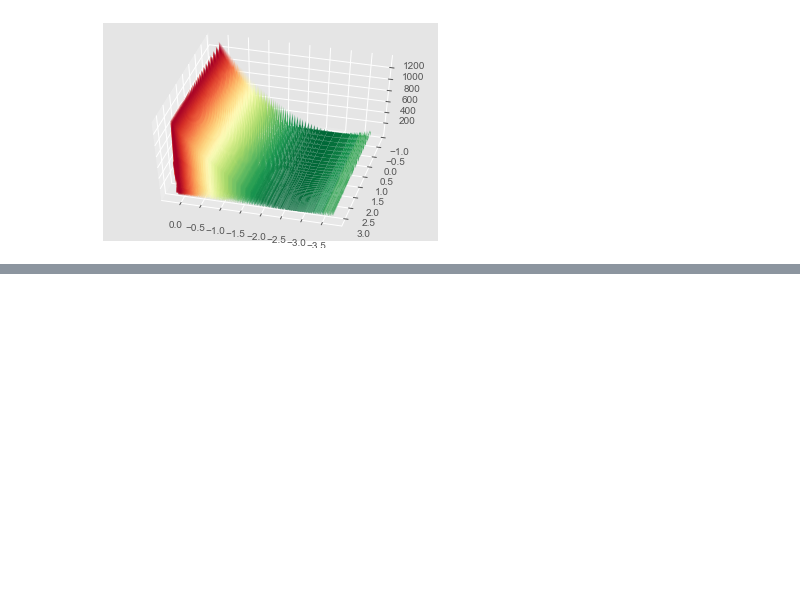
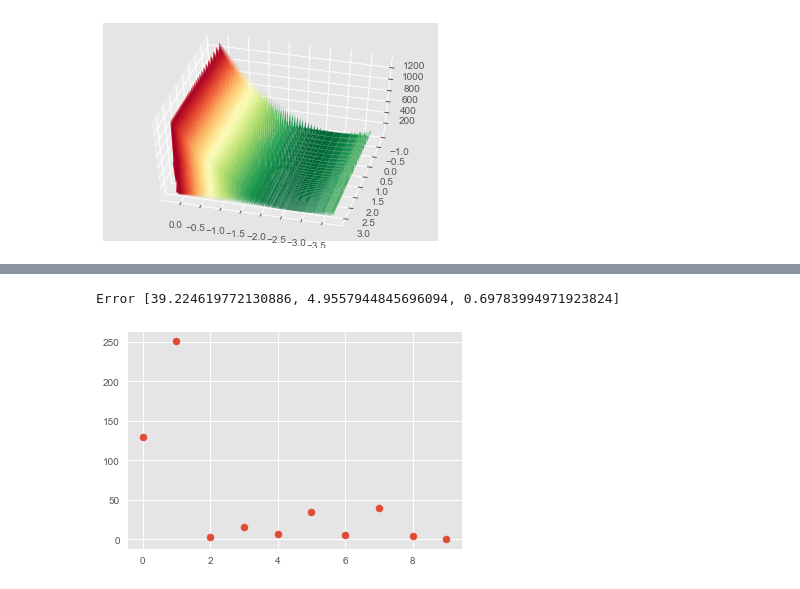
Before and after one commit to jacobdanovitch/Data-Science-Workshops, a Jupyter notebook: Linear Regression.ipynb, the cells around one changed output, grey strips where cells are left out. Saved outputs shown, nothing was run; the diff lists cells and outputs as text; code cells hidden in the pictures; blank space fills up the shorter version.

```diff
--- a/Linear Regression.ipynb
+++ b/Linear Regression.ipynb
@@ -323,0 +504,43 @@ weights, weight_history, error_history = gradient_descent(pred['PD'], pred['Win_
+# %%
+def compute_hypothesis(x, weights):
+    return np.sum(np.dot(x, weights))
+
+def compute_error(hypothesis, y):
+    return (hypothesis-y)**2
+
+def update_weights(weights, alpha, hypothesis, y,m):
+    for i in range(len(weights)):
+        weights[i] -= alpha*(hypothesis-y)*1/m
+    return weights
+# %%
+x = data[['O3PA', 'O3P_pct', 'OFG_pct', 'DREB_Pct', 'PACE']]
+y = data['PA']
+features = len(x.loc[0])+1
+
+def multiple_gradient_descent(x, y, weights, alpha=0.001, iterations=100):
+    x.insert(0, 'X0', 1)
+
+    weight_history = np.empty(len(x.loc[0]))+1
+    error_history = []
+    for i in range(iterations):
+        for j in range(len(x)):
+            hypothesis = np.sum(np.dot(x.loc[j], weights))
+            error_history.append(compute_error(hypothesis, y[j]))
+            weights = update_weights(weights, alpha, hypothesis, y[j], len(data))
+            weight_history = np.vstack([weight_history, weights])
+    weight_history = weight_history[1:]
+    plt.scatter(range(10),error_history[-10:])
+    return weights, weight_history, error_history
+
+#x = feature_normalization(x.copy())
+
+#weights = (np.random.sample(features)+np.random.randint(-150, 150,features)).tolist() #[-106, 1.3, 145, 1.3]
+weights = (np.random.sample(features).tolist())
+weights, weight_history, error_history = multiple_gradient_descent(x, y, weights, iterations=200, alpha=0.000095)
+
+print('Error', error_history[-3:])
+#print('First 5', weight_history[:5])
+#print('Last 5', weight_history[-5:])
+# %% [output]
+Error [39.224619772130886, 4.9557944845696094, 0.69783994971923824]
+[figure, added]
```
Also changed, not shown: parts of 23 cells of this notebook, 1 other file.
